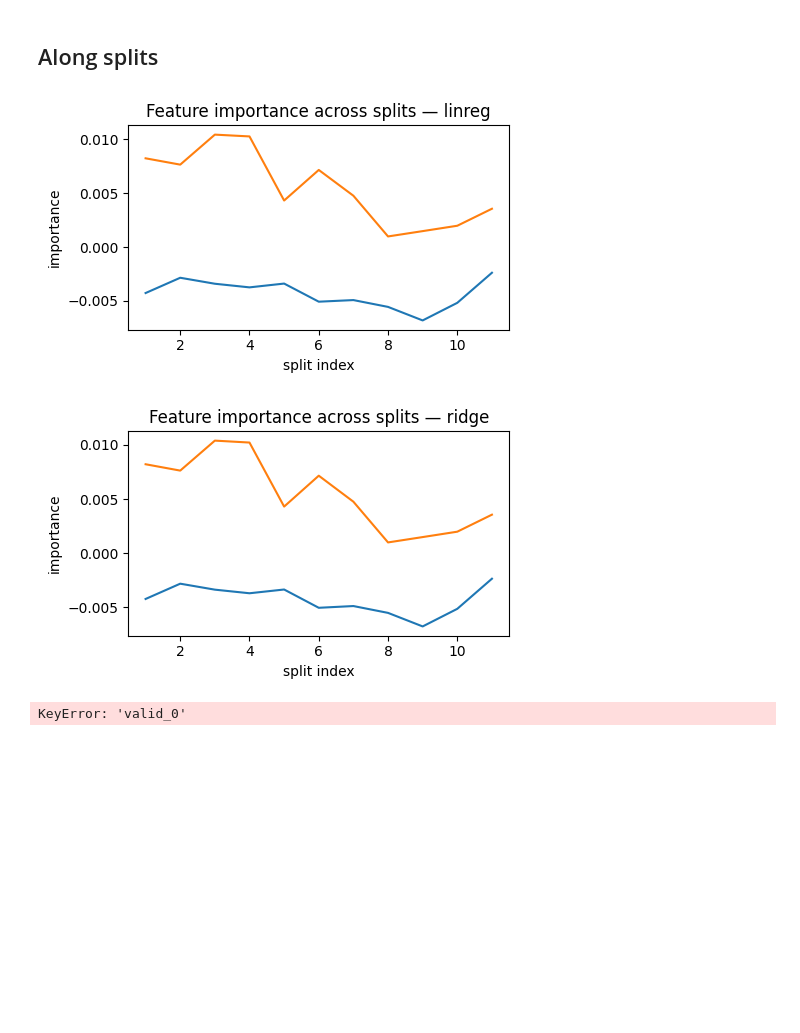
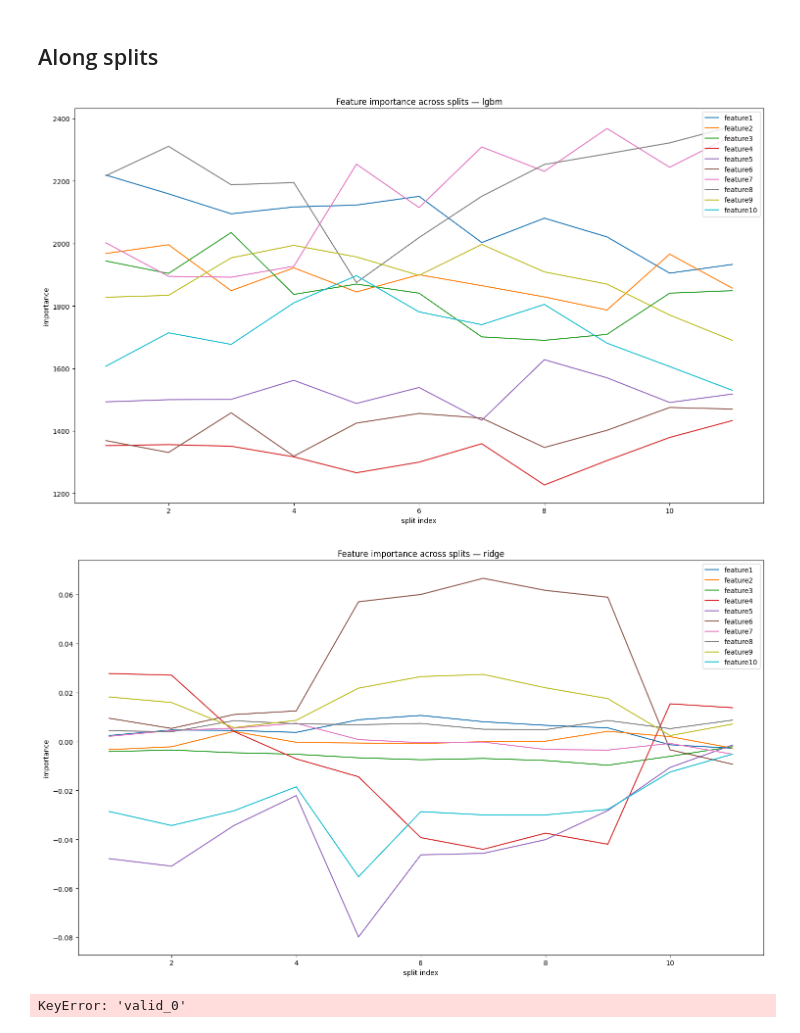
Before and after one commit to yyt-coder/polymer, a Jupyter notebook: 3_model_evaluation.ipynb, the cells around one changed output. Cells and saved outputs as stored; diff of their text form; code cells hidden in the pictures; blank space fills up the shorter version.

```diff
--- a/3_model_evaluation.ipynb
+++ b/3_model_evaluation.ipynb
@@ -8,12 +8,13 @@ OUT_DIR = "/Users/cyang/src/polymer_output"
 from run import suff_to_features
 
 MODEL_SUFF = 'features_3_8'
+MODEL_SUFF = 'all'
 FEATURE_COLS = suff_to_features(MODEL_SUFF)
 imp_by_model = {}
 MODELS = [
-    "linreg",
+    # "linreg",
     "ridge",
-    # "lgbm"
+    "lgbm"
     # "lasso",
     # "elasticnet",
     # "rf",
@@ -106,19 +115,20 @@ for k in imp_df.columns:
 # %%
 for k, imps in imp_by_model.items():
     imps = np.array(imps)
     if imps.shape[1] != len(FEATURE_COLS) + 1:
         continue
     df = pd.DataFrame(imps[:, 1:], index=imps[:, 0], columns=FEATURE_COLS)
     df.sort_index(inplace=True)
-    ax = df.plot(figsize=(5, 3), legend=False)
+    ax = df.plot(figsize=(15, 9), legend=False)
+    ax.legend()
     ax.set_title(f"Feature importance across splits — {k}")
     ax.set_xlabel("split index")
     ax.set_ylabel("importance")
     plt.tight_layout()
     plt.show()
 # %% [output]
-[figure, old version]
+[figure, new version]
-[figure, old version]
+[figure, new version]
 # %%
 from joblib import load
 OUT_DIR = "/Users/cyang/src/polymer_output"
```
Also changed, not shown: parts of 2 cells of this notebook, 2 other files.
